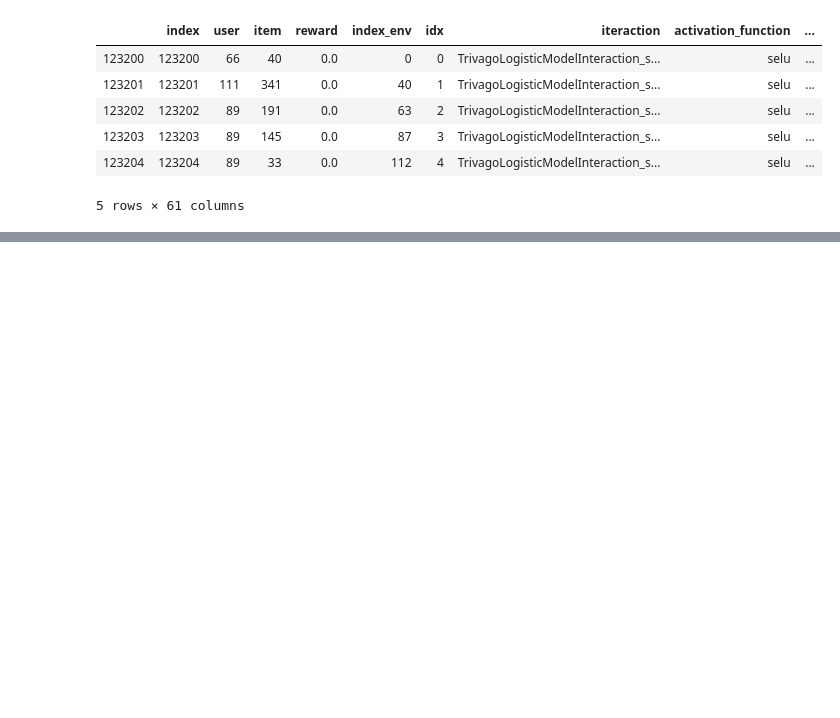
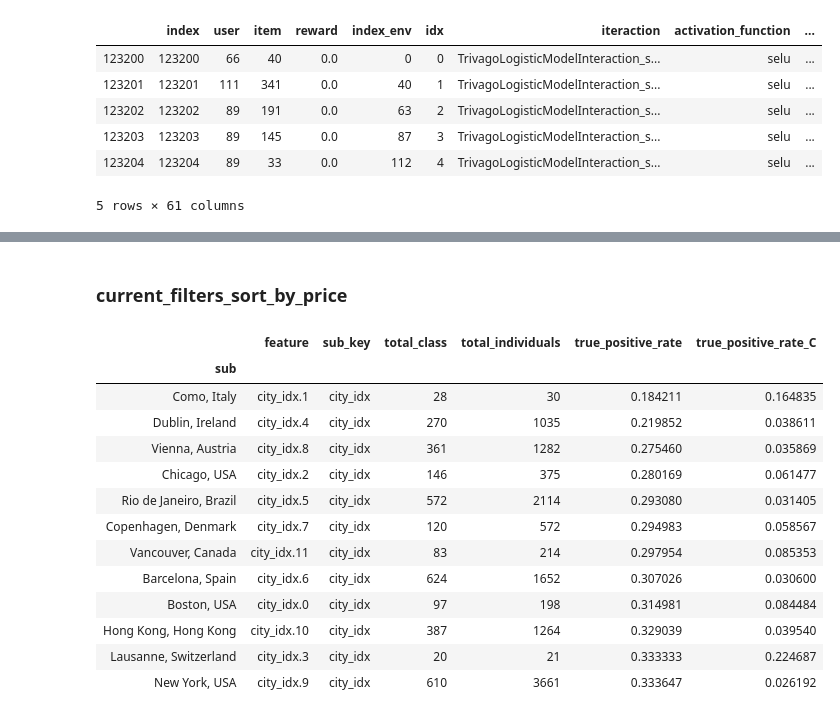
Before and after one commit to deeplearningbrasil/mars-gym, a Jupyter notebook: Resultados.ipynb, the cells around one changed output, grey strips where cells are left out. Drawn from its saved outputs; the diff is of its cells as text; code cells hidden in the pictures; blank space fills up the shorter version.

Commit message:
metrics and results

```diff
--- a/Resultados.ipynb
+++ b/Resultados.ipynb
@@ -287,0 +334,8 @@ for input_metrics in ['Cumulative Reward', 'Cumulative Window Mean Reward', 'Cum
+# %%
+fig = plot_bar(df_metrics, confidence = confidence_metrics, title="Comparison of Recsys Metrics")
+
+fig.update_layout(xaxis_showgrid=False, yaxis_showgrid=False)
+fig.update_layout(font={'family': 'Courier New, monospace', 'size': 14}, height=550)
+fig.show(renderer="svg")
+
+fig.write_image("output/tmp/metrics/recsys_rank.eps")
@@ -287,0 +392,5 @@ for input_metrics in ['Cumulative Reward', 'Cumulative Window Mean Reward', 'Cum
+# %%
+
+input_models_eval = 'TrivagoLogisticModelInteraction_selu____softmax_explorer_400e446a13_68ced32ec3_ps_per_logistic_regression_of_pos_item_idx_and_item_ps'
+input_features    = 'current_filters_sort_by_price'
+input_metrics     = 'true_positive_rate'
@@ -287,0 +453,24 @@ for input_metrics in ['Cumulative Reward', 'Cumulative Window Mean Reward', 'Cum
+# %% [markdown]
+### current_filters_sort_by_price
+# %%
+input_models_eval = 'TrivagoLogisticModelInteraction_selu____softmax_explorer_400e446a13_68ced32ec3_ps_per_logistic_regression_of_pos_item_idx_and_item_ps'
+input_features    = 'city_idx'
+input_metrics     = 'true_positive_rate'
+# %%
+sub_map = {'0': "Boston, USA",
+            '1': "Como, Italy",
+            '2': "Chicago, USA",
+            '3': "Lausanne, Switzerland",
+            '4': "Dublin, Ireland",
+            '5': "Rio de Janeiro, Brazil",
+            '6': "Barcelona, Spain",
+            '7': "Copenhagen, Denmark",
+            '8': "Vienna, Austria",
+            '9': "New York, USA",
+            '10': "Hong Kong, Hong Kong",
+            '11': "Vancouver, Canada"}
+
+
+
+fig, df_metrics, df_total = plot_fairness_metrics(input_models_eval, input_features, input_metrics,
+                                                 sub_map = sub_map)
@@ -287,0 +480,17 @@ for input_metrics in ['Cumulative Reward', 'Cumulative Window Mean Reward', 'Cum
+# %%
+df_metrics.head(50)
+# %% [output]
+|  | feature | sub_key | total_class | total_individuals | true_positive_rate | true_positive_rate_C |
+| sub |  |  |  |  |  |  |
+| Como, Italy | city_idx.1 | city_idx | 28 | 30 | 0.184211 | 0.164835 |
+| Dublin, Ireland | city_idx.4 | city_idx | 270 | 1035 | 0.219852 | 0.038611 |
+| Vienna, Austria | city_idx.8 | city_idx | 361 | 1282 | 0.275460 | 0.035869 |
+| Chicago, USA | city_idx.2 | city_idx | 146 | 375 | 0.280169 | 0.061477 |
+| Rio de Janeiro, Brazil | city_idx.5 | city_idx | 572 | 2114 | 0.293080 | 0.031405 |
+| Copenhagen, Denmark | city_idx.7 | city_idx | 120 | 572 | 0.294983 | 0.058567 |
+| Vancouver, Canada | city_idx.11 | city_idx | 83 | 214 | 0.297954 | 0.085353 |
+| Barcelona, Spain | city_idx.6 | city_idx | 624 | 1652 | 0.307026 | 0.030600 |
+| Boston, USA | city_idx.0 | city_idx | 97 | 198 | 0.314981 | 0.084484 |
+| Hong Kong, Hong Kong | city_idx.10 | city_idx | 387 | 1264 | 0.329039 | 0.039540 |
+| Lausanne, Switzerland | city_idx.3 | city_idx | 20 | 21 | 0.333333 | 0.224687 |
+| New York, USA | city_idx.9 | city_idx | 610 | 3661 | 0.333647 | 0.026192 |
```
Also changed, not shown: parts of 17 cells of this notebook, 5 other files.
